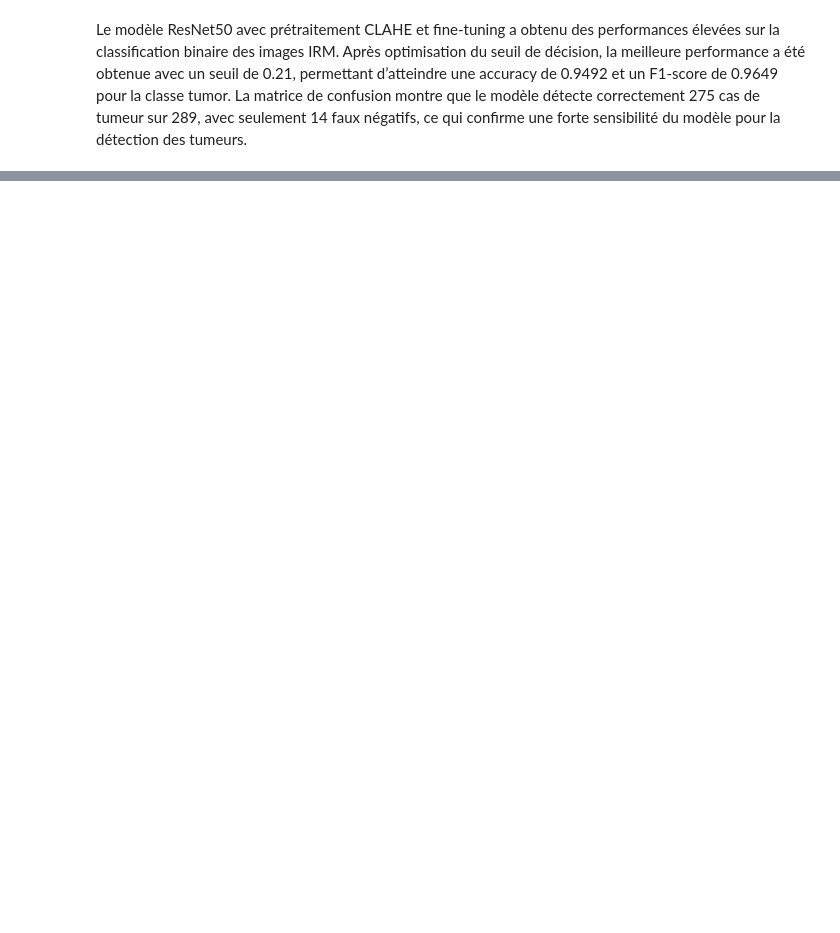
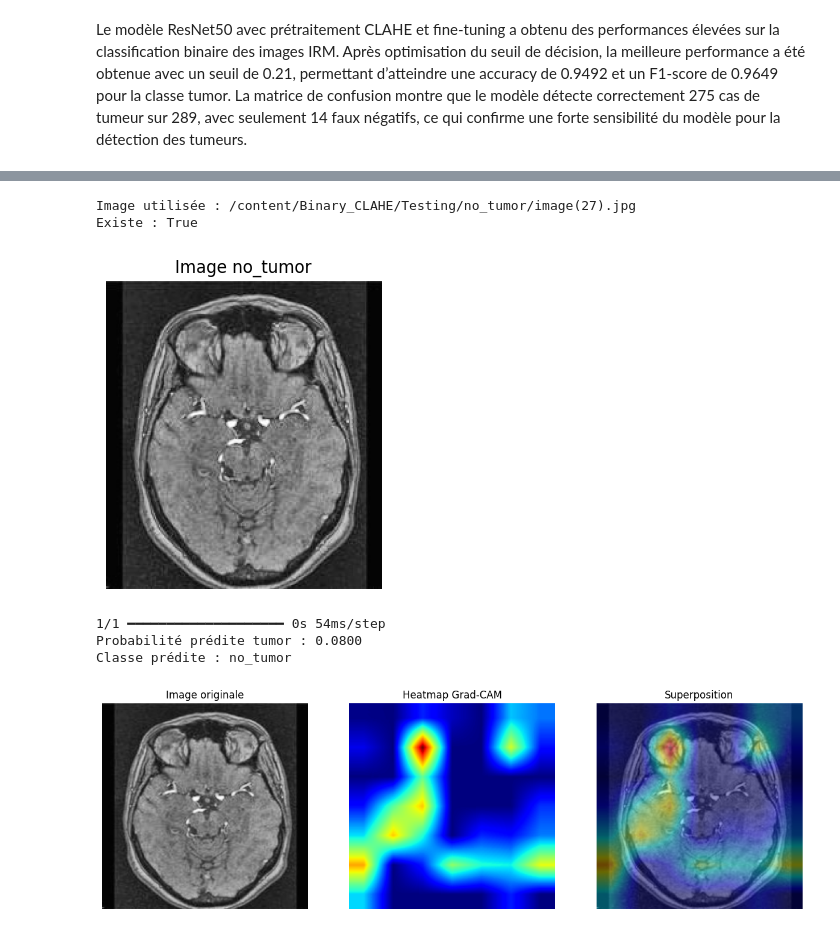
Before and after one commit to carolembomegni/Projet_SD_Detection_Tumeurs, a Jupyter notebook: OptimisationModel_RestNet50clahe.ipynb, the cells around one changed output, grey strips where cells are left out. Drawn from its saved outputs; the diff is of its cells as text; code cells hidden in the pictures; blank space fills up the shorter version.

Commit message:
ajout GRAD-CAM

```diff
--- a/OptimisationModel_RestNet50clahe.ipynb
+++ b/OptimisationModel_RestNet50clahe.ipynb
@@ -898,0 +968,10 @@ Le modèle ResNet50 avec prétraitement CLAHE et fine-tuning a obtenu des perfor
+# %%
+import random
+from pathlib import Path
+
+test_clahe_dir = Path("/content/Binary_CLAHE/Testing")
+
+images = list((test_clahe_dir / "tumor").glob("*"))
+img_path = str(random.choice(images))
+
+print("Image utilisée :", img_path)
@@ -898,0 +1120,63 @@ Le modèle ResNet50 avec prétraitement CLAHE et fine-tuning a obtenu des perfor
+# %%
+# =========================
+# GRAD-CAM SUR IMAGE NO_TUMOR
+# =========================
+
+import random
+from pathlib import Path
+import os
+import cv2
+import matplotlib.pyplot as plt
+
+# Dossier test
+test_clahe_dir = Path("/content/Binary_CLAHE/Testing")
+
+# Choisir une image no_tumor au hasard
+images_no_tumor = list((test_clahe_dir / "no_tumor").glob("*"))
+img_path = str(random.choice(images_no_tumor))
+
+print("Image utilisée :", img_path)
+print("Existe :", os.path.exists(img_path))
+
+# Vérification visuelle
+img = cv2.imread(img_path)
+img = cv2.cvtColor(img, cv2.COLOR_BGR2RGB)
+
+plt.figure(figsize=(4,4))
+plt.imshow(img)
+plt.title("Image no_tumor")
+plt.axis("off")
+plt.show()
+
+# Charger l'image
+img_array = get_img_array(img_path, size=(224, 224))
+
+# Prédiction
+pred = model.predict(img_array)[0][0]
+print(f"Probabilité prédite tumor : {pred:.4f}")
+
+best_threshold = 0.21
+
+if pred >= best_threshold:
+    print("Classe prédite : tumor")
+else:
+    print("Classe prédite : no_tumor")
+
+# Générer la heatmap
+heatmap = make_gradcam_heatmap(
+    img_array=img_array,
+    model=model,
+    last_conv_layer_name="conv5_block3_out",
+    base_model_name="resnet50"
+)
+
+# Afficher le Grad-CAM
+display_gradcam(img_path, heatmap)
+# %% [output]
+Image utilisée : /content/Binary_CLAHE/Testing/no_tumor/image(27).jpg
+Existe : True
+[figure, added]
+1/1 ━━━━━━━━━━━━━━━━━━━━ 0s 54ms/step
+Probabilité prédite tumor : 0.0800
+Classe prédite : no_tumor
+[figure, added]
```
Also changed, not shown: parts of 16 cells of this notebook.
